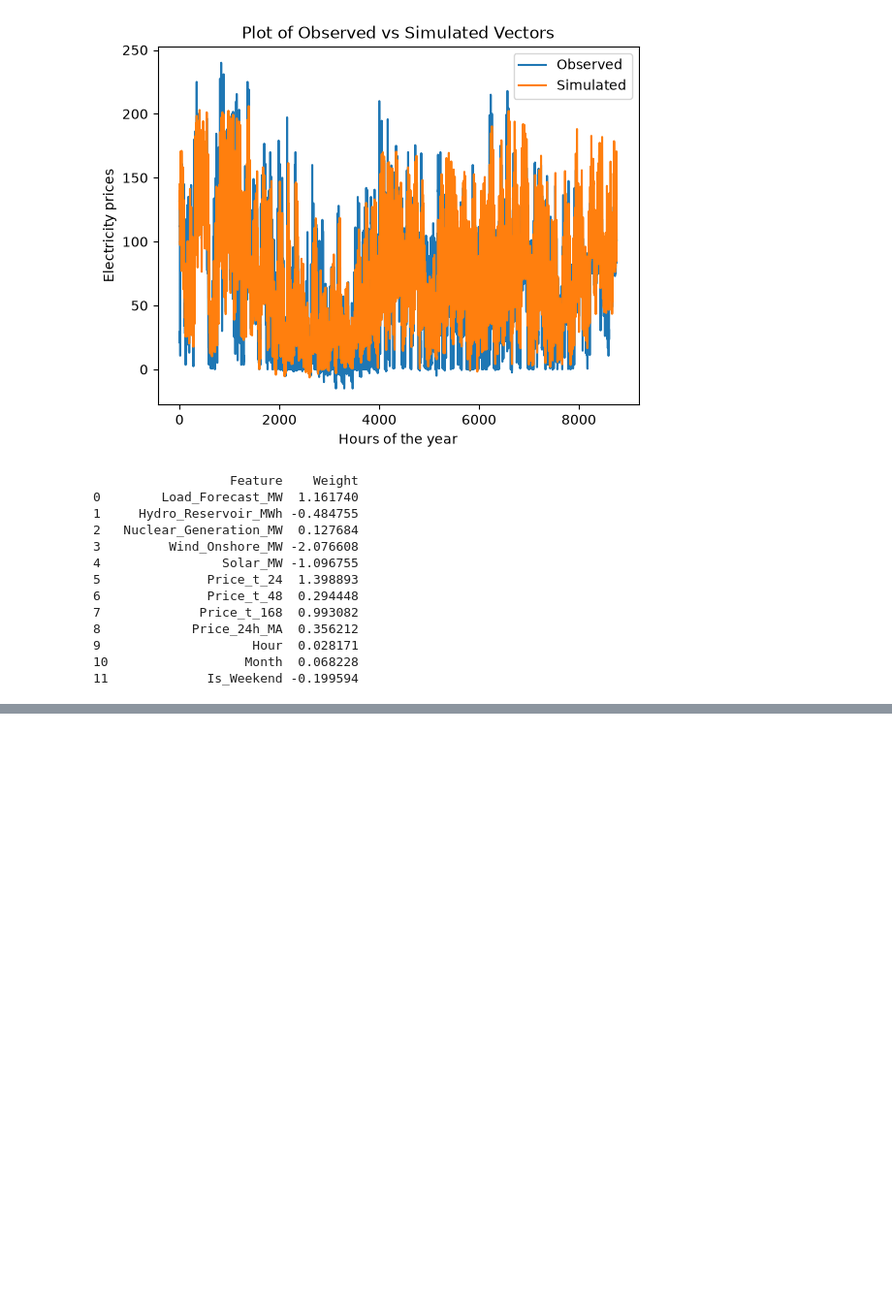
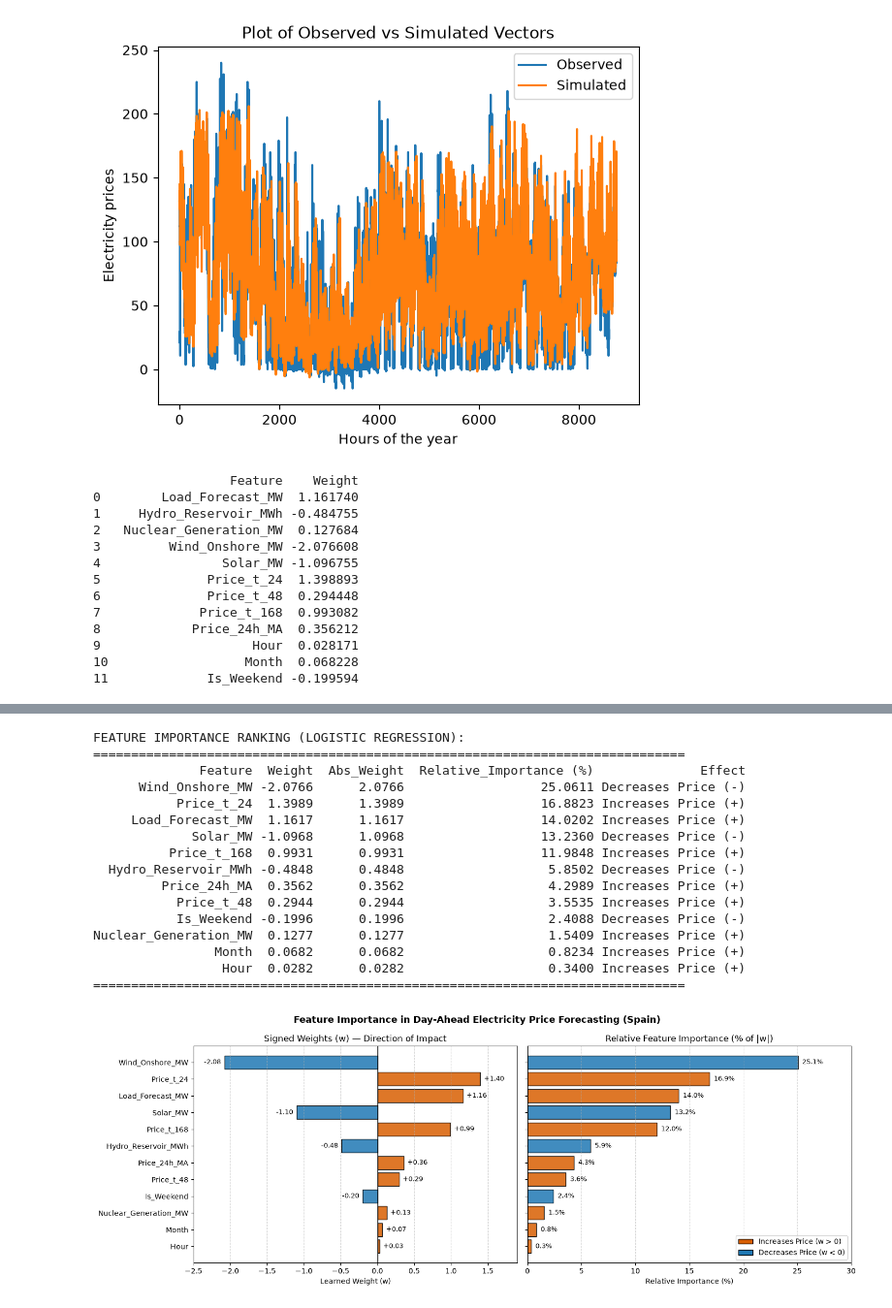
Before and after one commit to arrosdelsenyoret/ElectricityForecastingKTHProMJ2507, a Jupyter notebook: 02_Logistic_regression.ipynb, the cells around one changed output, grey strips where cells are left out. Shown at 97% size. Drawn from its saved outputs; the diff is of its cells as text; code cells hidden in the pictures; blank space fills up the shorter version.

```diff
--- a/02_Logistic_regression.ipynb
+++ b/02_Logistic_regression.ipynb
@@ -397,0 +382,77 @@ Validation Accuracy: 93.70% | Validation MAE: 16.07 EUR/MWh | Validation RMSE: 2
+# %%
+# 1. Compute absolute weight and relative importance (%) from weights_df
+importance_df = weights_df.copy()
+importance_df["Abs_Weight"] = importance_df["Weight"].abs()
+importance_df["Relative_Importance (%)"] = (
+    importance_df["Abs_Weight"] / importance_df["Abs_Weight"].sum() * 100.0
+)
+importance_df["Effect"] = np.where(
+    importance_df["Weight"] >= 0, "Increases Price (+)", "Decreases Price (-)"
+)
+
+# Sort from most important to least important
+importance_df = importance_df.sort_values(by="Abs_Weight", ascending=False).reset_index(drop=True)
+
+print("FEATURE IMPORTANCE RANKING (LOGISTIC REGRESSION):")
+print("=" * 78)
+print(importance_df.to_string(index=False, float_format=lambda x: f"{x:.4f}"))
+print("=" * 78)
+
+# 2. Horizontal Bar Chart of Feature Importance
+plot_df = importance_df.sort_values(by="Abs_Weight", ascending=True)
+colors = ["#d95f02" if w >= 0 else "#1f78b4" for w in plot_df["Weight"]]
+
+fig, axes = plt.subplots(1, 2, figsize=(15, 5.5), sharey=True)
+
+# Left plot: Signed Weights (Direction + Magnitude)
+bars1 = axes[0].barh(plot_df["Feature"], plot_df["Weight"], color=colors, edgecolor="black", alpha=0.85)
+axes[0].axvline(0, color="black", linewidth=1)
+axes[0].set_title("Signed Weights (w) — Direction of Impact")
+axes[0].set_xlabel("Learned Weight (w)")
+axes[0].grid(axis="x", linestyle="--", alpha=0.5)
+axes[0].set_xlim(-2.5, 1.9)
+for bar in bars1:
+    w_val = bar.get_width()
+    offset = 0.05 if w_val >= 0 else -0.05
+    ha = "left" if w_val >= 0 else "right"
+    axes[0].text(w_val + offset, bar.get_y() + bar.get_height()/2, f"{w_val:+.2f}", va="center", ha=ha, fontsize=9)
+
+# Right plot: Relative Importance (% of total |w|)
+bars2 = axes[1].barh(plot_df["Feature"], plot_df["Relative_Importance (%)"], color=colors, edgecolor="black", alpha=0.85)
+axes[1].set_title("Relative Feature Importance (% of |w|)")
+axes[1].set_xlabel("Relative Importance (%)")
+axes[1].grid(axis="x", linestyle="--", alpha=0.5)
+axes[1].set_xlim(0, 30)
+for bar in bars2:
+    pct_val = bar.get_width()
+    axes[1].text(pct_val + 0.4, bar.get_y() + bar.get_height()/2, f"{pct_val:.1f}%", va="center", ha="left", fontsize=9)
+
+# Legend for direction
+from matplotlib.patches import Patch
+legend_handles = [
+    Patch(facecolor="#d95f02", edgecolor="black", label="Increases Price (w > 0)"),
+    Patch(facecolor="#1f78b4", edgecolor="black", label="Decreases Price (w < 0)")
+]
+axes[1].legend(handles=legend_handles, loc="lower right")
+
+plt.suptitle("Feature Importance in Day-Ahead Electricity Price Forecasting (Spain)", fontsize=13, fontweight="bold")
+plt.tight_layout()
+plt.show()
+# %% [output]
+FEATURE IMPORTANCE RANKING (LOGISTIC REGRESSION):
+==============================================================================
+              Feature  Weight  Abs_Weight  Relative_Importance (%)              Effect
+      Wind_Onshore_MW -2.0766      2.0766                  25.0611 Decreases Price (-)
+           Price_t_24  1.3989      1.3989                  16.8823 Increases Price (+)
+     Load_Forecast_MW  1.1617      1.1617                  14.0202 Increases Price (+)
+             Solar_MW -1.0968      1.0968                  13.2360 Decreases Price (-)
+          Price_t_168  0.9931      0.9931                  11.9848 Increases Price (+)
+  Hydro_Reservoir_MWh -0.4848      0.4848                   5.8502 Decreases Price (-)
+         Price_24h_MA  0.3562      0.3562                   4.2989 Increases Price (+)
+           Price_t_48  0.2944      0.2944                   3.5535 Increases Price (+)
+           Is_Weekend -0.1996      0.1996                   2.4088 Decreases Price (-)
+Nuclear_Generation_MW  0.1277      0.1277                   1.5409 Increases Price (+)
+                Month  0.0682      0.0682                   0.8234 Increases Price (+)
+                 Hour  0.0282      0.0282                   0.3400 Increases Price (+)
+==============================================================================
+[figure, added]
```
Also changed, not shown: parts of 5 cells of this notebook.
